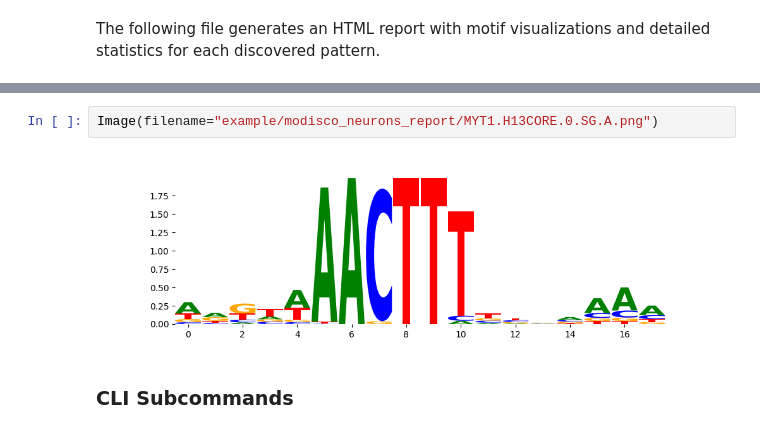
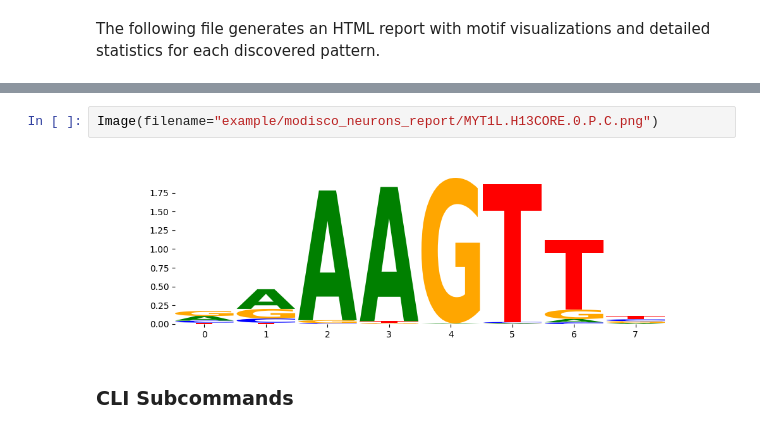
Before and after one commit to Genentech/decima, a Jupyter notebook: docs/tutorials/4-modisco.ipynb, the cells around one changed output, grey strips where cells are left out. Cells and saved outputs as stored; diff of their text form.

```diff
--- a/docs/tutorials/4-modisco.ipynb
+++ b/docs/tutorials/4-modisco.ipynb
@@ -98,9 +97,9 @@ HTML(filename="example/modisco_neurons_report/motifs.html")
 # %% [output]
 [interactive output not drawn]
 # %%
-Image(filename="example/modisco_neurons_report/MYT1.H13CORE.0.SG.A.png")
+Image(filename="example/modisco_neurons_report/MYT1L.H13CORE.0.P.C.png")
 # %% [output]
-[figure, old version]
+[figure, new version]
 # %% [markdown]
 ### CLI Subcommands
 # %% [markdown]
```
Also changed, not shown: parts of 19 cells of this notebook, 8 other files.
